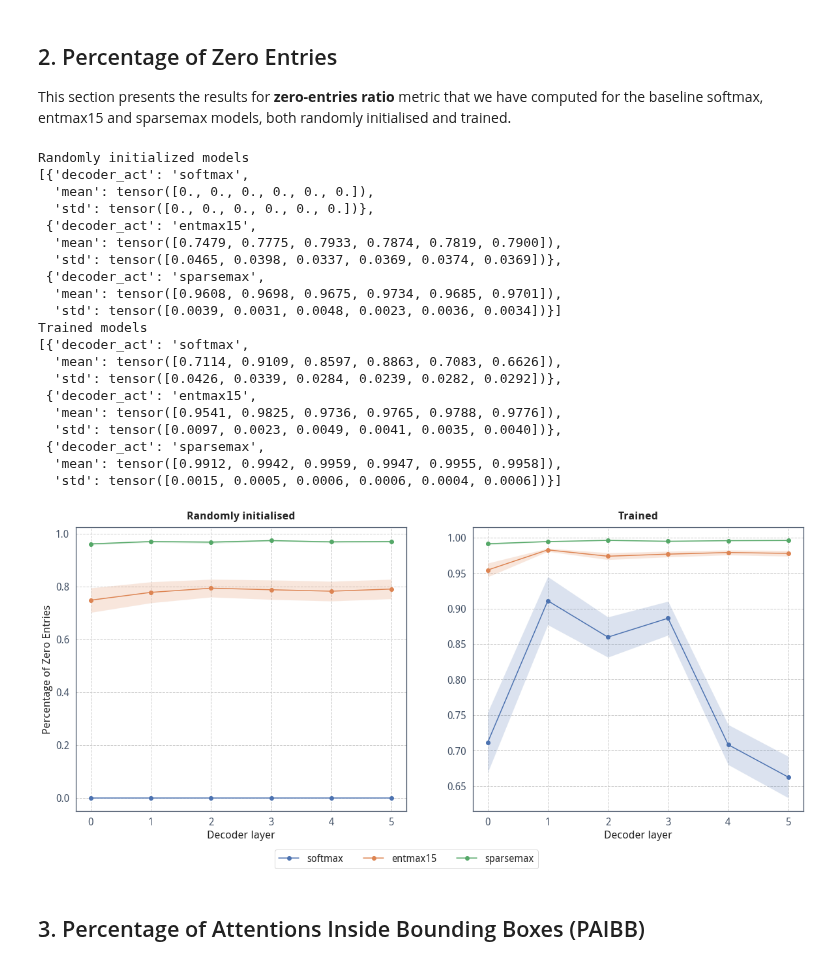
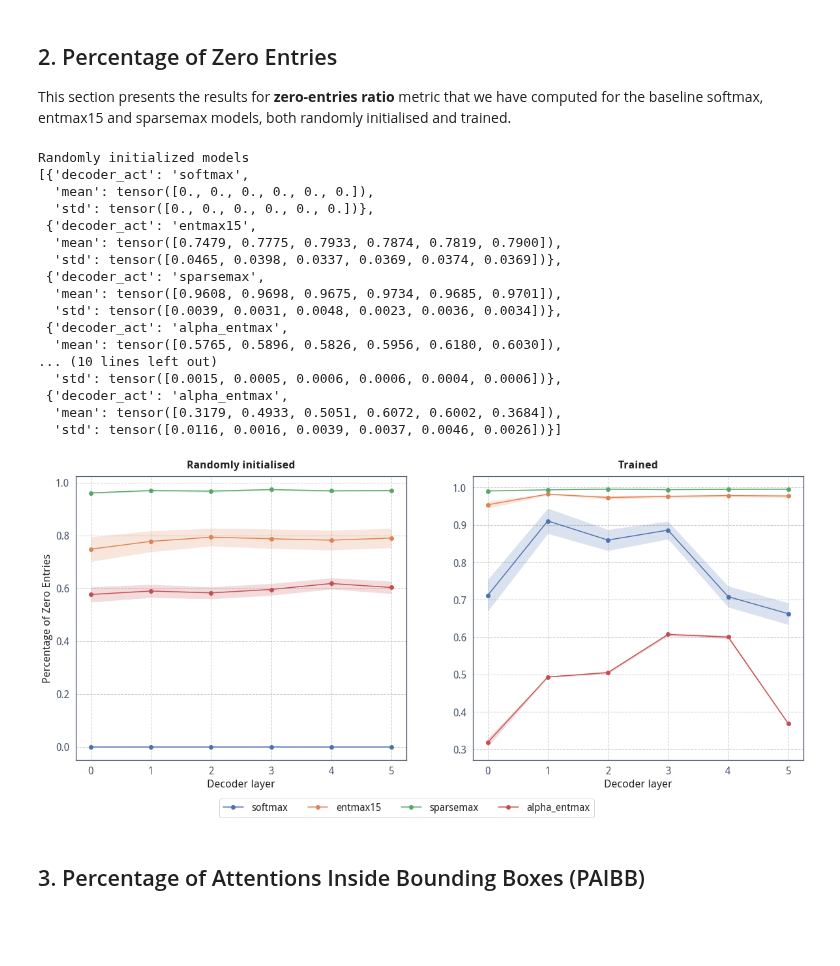
Before and after one commit to erikdao/sparse-detector, a Jupyter notebook: notebooks/val_metrics_analyses.ipynb, the cells around one changed output. Saved outputs shown, nothing was run; the diff lists cells and outputs as text; code cells hidden in the pictures; blank space fills up the shorter version.

```diff
--- a/notebooks/val_metrics_analyses.ipynb
+++ b/notebooks/val_metrics_analyses.ipynb
@@ -37,7 +37,7 @@ ax1, ax2 = axlist
 
 # Randomly initialise
 data = []
-filenames = ["softmax-gini-random.pt", "entmax15-gini-random.pt", "sparsemax-gini-random.pt"]
+filenames = ["softmax-gini-random.pt", "entmax15-gini-random.pt", "sparsemax-gini-random.pt", "alpha_entmax-gini-random.pt"]
 for fn in filenames:
     fpath = root_dir / "outputs" / "metrics" / "gini" / fn
     in_data = torch.load(fpath)
@@ -62,7 +62,7 @@ ax1.tick_params(colors='#475569')
 
 # Train models
 data = []
-filenames = ["softmax-gini.pt", "entmax15-gini.pt", "sparsemax-gini.pt"]
+filenames = ["softmax-gini.pt", "entmax15-gini.pt", "sparsemax-gini.pt", "alpha_entmax-gini.pt"]
 for fn in filenames:
     fpath = root_dir / "outputs" / "metrics" / "gini" / fn
     in_data = torch.load(fpath)
@@ -85,9 +85,9 @@ ax2.set_xlabel("Decoder layer")
 ax2.tick_params(colors='#475569')
 
 # Gather common legends
-axlist.flatten()[-2].legend(loc='upper center', bbox_to_anchor=(1.0, -0.12), ncol=3)
-fig.savefig("./images/gini-scores.png", bbox_inches='tight')
-fig.savefig("./images/gini-scores.pdf", bbox_inches='tight')
+axlist.flatten()[-2].legend(loc='upper center', bbox_to_anchor=(1.0, -0.12), ncol=4)
+fig.savefig("./images/gini-scores-w-a_entmax.png", bbox_inches='tight')
+fig.savefig("./images/gini-scores-w-a_entmax.pdf", bbox_inches='tight')
 # %% [output]
 Randomly initialized models
 [{'decoder_act': 'softmax',
@@ -121,7 +118,7 @@ ax1, ax2 = axlist
 
 # Randomly initialise
 data = []
-filenames = ["softmax-zeros_ratio-1e-06-random.pt", "entmax15-zeros_ratio-random.pt", "sparsemax-zeros_ratio-random.pt"]
+filenames = ["softmax-zeros_ratio-1e-06-random.pt", "entmax15-zeros_ratio-random.pt", "sparsemax-zeros_ratio-random.pt", "alpha_entmax-zeros_ratio-random.pt"]
 for fn in filenames:
     fpath = root_dir / "outputs" / "metrics" / "zeros_ratio" / fn
     in_data = torch.load(fpath)
@@ -145,54 +142,51 @@ ax1.tick_params(colors='#475569')
 
 # Train models
 data = []
-filenames = ["softmax-zeros_ratio-1e-06.pt", "entmax15-zeros_ratio.pt", "sparsemax-zeros_ratio.pt"]
+filenames = ["softmax-zeros_ratio-1e-06.pt", "entmax15-zeros_ratio.pt", "sparsemax-zeros_ratio.pt", "alpha_entmax-zeros_ratio.pt"]
 for fn in filenames:
     fpath = root_dir / "outputs" / "metrics" / "zeros_ratio" / fn
     in_data = torch.load(fpath)
     item = {
         "decoder_act": in_data['decoder_act'],
         "mean": in_data['mean'],
         "std": in_data['std']
     }
     data.append(item)
 
 print("Trained models")
 pprint.pprint(data)
 
 for item in data:
     ax2.plot(item['mean'], marker='o', label=item['decoder_act'])
     ax2.fill_between(np.arange(6), item['mean']-item['std'], item['mean']+item['std'], alpha=0.2)
 
 ax2.set_title("Trained", pad=12, fontweight="bold")
 ax2.set_xlabel("Decoder layer")
 ax2.tick_params(colors='#475569')
 
 # Gather common legends
-axlist.flatten()[-2].legend(loc='upper center', bbox_to_anchor=(1.0, -0.12), ncol=3)
-fig.savefig("./images/perc_zeros-scores.png", bbox_inches='tight')
-fig.savefig("./images/perc_zeros-scores.pdf", bbox_inches='tight')
+axlist.flatten()[-2].legend(loc='upper center', bbox_to_anchor=(1.0, -0.12), ncol=4)
+fig.savefig("./images/perc_zeros-scores_w-a_entmax.png", bbox_inches='tight')
+fig.savefig("./images/perc_zeros-scores_w-a_entmax.pdf", bbox_inches='tight')
 # %% [output]
 Randomly initialized models
 [{'decoder_act': 'softmax',
   'mean': tensor([0., 0., 0., 0., 0., 0.]),
   'std': tensor([0., 0., 0., 0., 0., 0.])},
  {'decoder_act': 'entmax15',
   'mean': tensor([0.7479, 0.7775, 0.7933, 0.7874, 0.7819, 0.7900]),
   'std': tensor([0.0465, 0.0398, 0.0337, 0.0369, 0.0374, 0.0369])},
  {'decoder_act': 'sparsemax',
   'mean': tensor([0.9608, 0.9698, 0.9675, 0.9734, 0.9685, 0.9701]),
-  'std': tensor([0.0039, 0.0031, 0.0048, 0.0023, 0.0036, 0.0034])}]
-Trained models
-[{'decoder_act': 'softmax',
-  'mean': tensor([0.7114, 0.9109, 0.8597, 0.8863, 0.7083, 0.6626]),
-  'std': tensor([0.0426, 0.0339, 0.0284, 0.0239, 0.0282, 0.0292])},
- {'decoder_act': 'entmax15',
-  'mean': tensor([0.9541, 0.9825, 0.9736, 0.9765, 0.9788, 0.9776]),
-  'std': tensor([0.0097, 0.0023, 0.0049, 0.0041, 0.0035, 0.0040])},
- {'decoder_act': 'sparsemax',
-  'mean': tensor([0.9912, 0.9942, 0.9959, 0.9947, 0.9955, 0.9958]),
-  'std': tensor([0.0015, 0.0005, 0.0006, 0.0006, 0.0004, 0.0006])}]
+  'std': tensor([0.0039, 0.0031, 0.0048, 0.0023, 0.0036, 0.0034])},
+ {'decoder_act': 'alpha_entmax',
+  'mean': tensor([0.5765, 0.5896, 0.5826, 0.5956, 0.6180, 0.6030]),
+... (10 lines left out)
+  'std': tensor([0.0015, 0.0005, 0.0006, 0.0006, 0.0004, 0.0006])},
+ {'decoder_act': 'alpha_entmax',
+  'mean': tensor([0.3179, 0.4933, 0.5051, 0.6072, 0.6002, 0.3684]),
+  'std': tensor([0.0116, 0.0016, 0.0039, 0.0037, 0.0046, 0.0026])}]
-[figure, old version]
+[figure, new version]
 # %% [markdown]
 ## 3. Percentage of Attentions Inside Bounding Boxes (PAIBB)
 # %%
```
Also changed, not shown: parts of 3 cells of this notebook, 10 other files.
